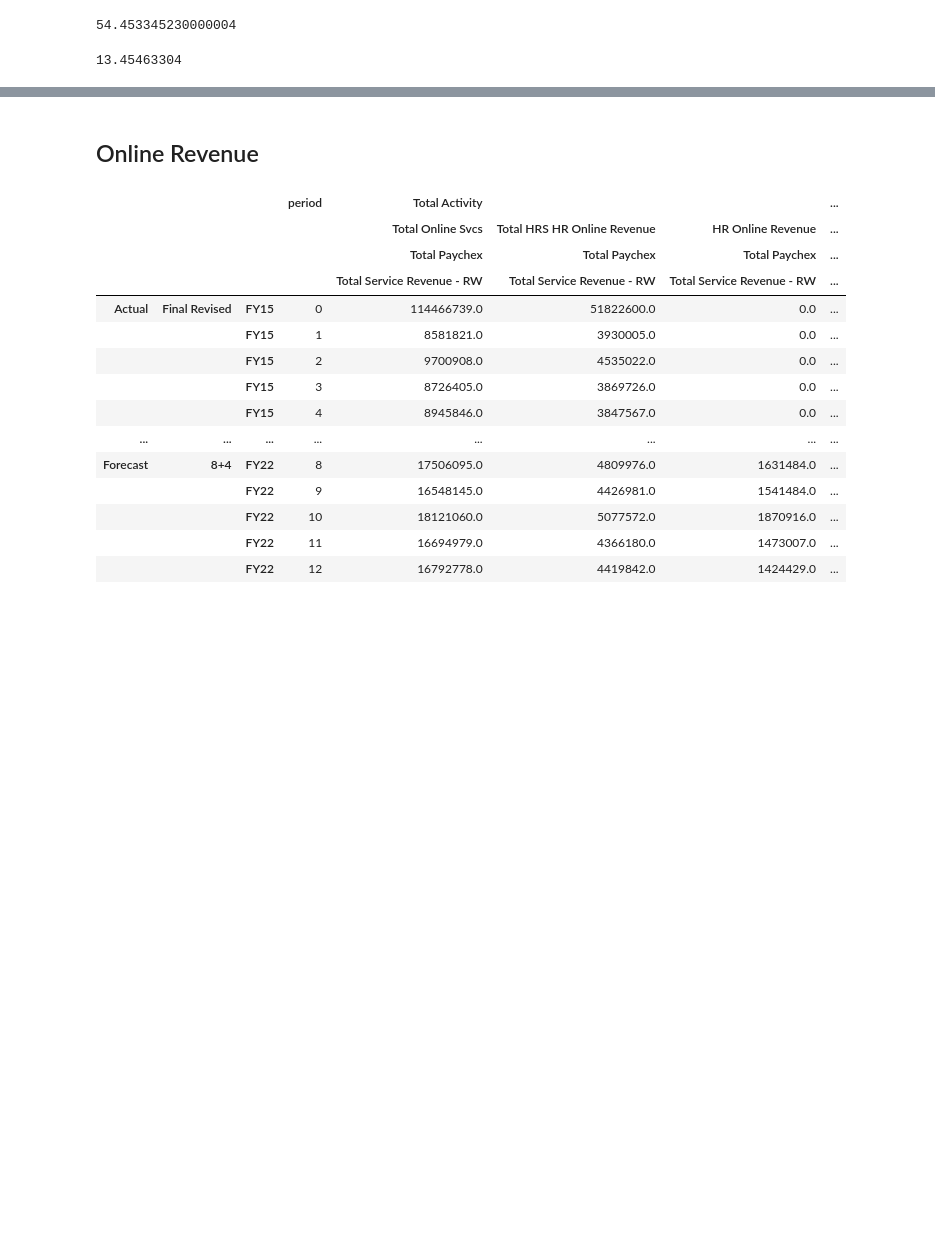
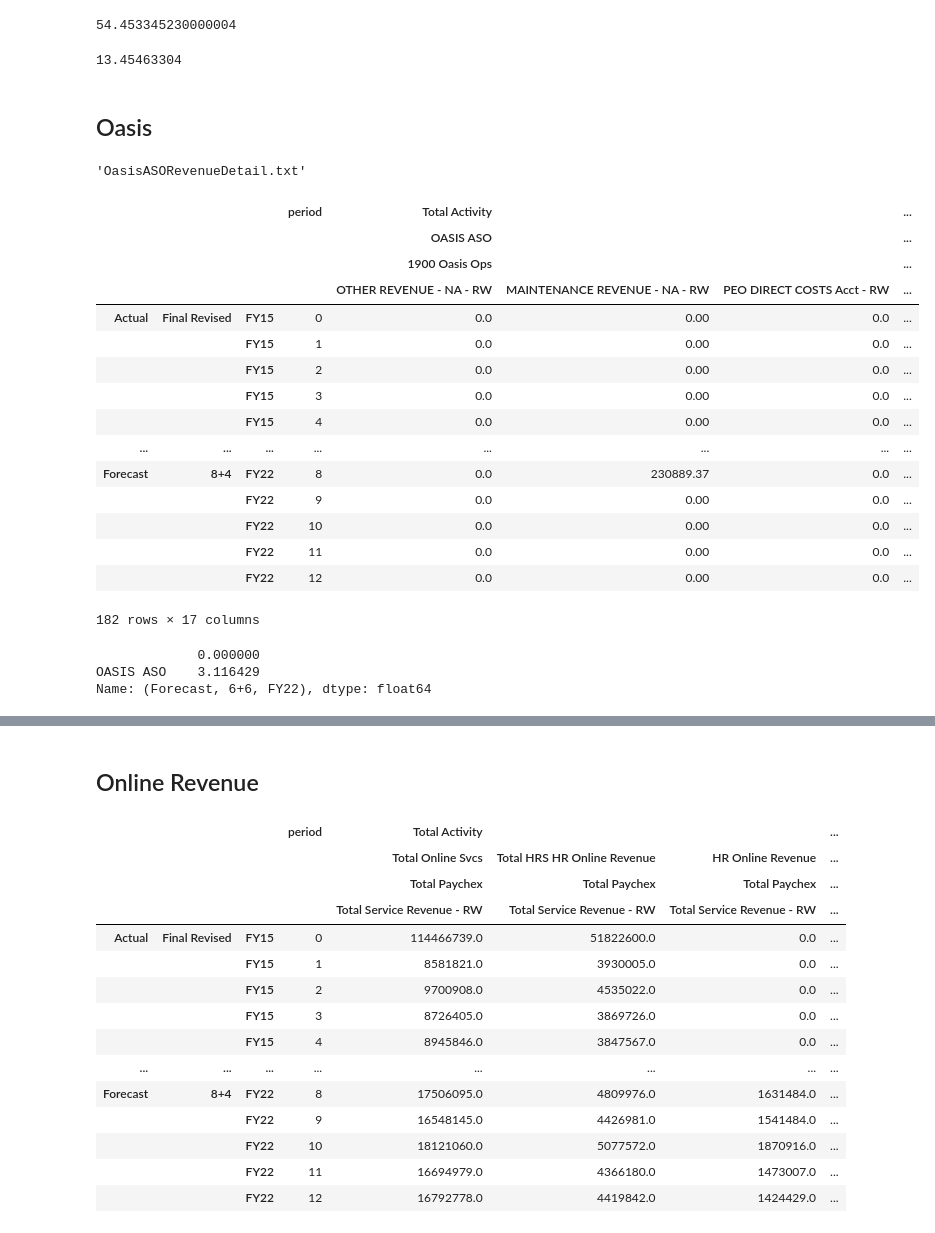
Before and after one commit to jluisjm/Paychex_revenue_forecast, a Jupyter notebook: clean_data.ipynb, the cells around one changed output, grey strips where cells are left out. Cells and saved outputs as stored; diff of their text form; code cells hidden in the pictures; blank space fills up the shorter version.

```diff
--- a/clean_data.ipynb
+++ b/clean_data.ipynb
@@ -312,3 +312,45 @@ df[(df['period']<=3)&(df['period']>=1)]\
          ("Total Activity", "PR PROC", "Total","Total")].sum()/1000000
 # %% [output]
 13.45463304
+# %% [markdown]
+## Oasis
+# %%
+blob_list[11]
+# %% [output]
+'OasisASORevenueDetail.txt'
+# %%
+df = get_df(blob_service_client, blob_list[11], container= container_name)\
+    .reset_index(-1)\
+    .rename(columns={'level_3':'period'})
+
+#Correct month
+df['period'] = df['period'].\
+    replace({'\nJun': 1, '\nJul': 2, '\nAug': 3, '\nSep': 4, '\nOct': 5, '\nNov': 6, '\nDec': 7, '\nJan': 8,
+             '\nFeb': 9, '\nMar': 10, '\nApr': 11, '\nMay': 12, 'YearTotal':0})\
+    .astype('int')
+# %%
+df
+# %% [output]
+|  |  |  | period | Total Activity |  |  | ... |
+|  |  |  |  | OASIS ASO |  |  | ... |
+|  |  |  |  | 1900 Oasis Ops |  |  | ... |
+|  |  |  |  | OTHER REVENUE - NA - RW | MAINTENANCE REVENUE - NA - RW | PEO DIRECT COSTS Acct - RW | ... |
+| Actual | Final Revised | FY15 | 0 | 0.0 | 0.00 | 0.0 | ... |
+|  |  | FY15 | 1 | 0.0 | 0.00 | 0.0 | ... |
+|  |  | FY15 | 2 | 0.0 | 0.00 | 0.0 | ... |
+|  |  | FY15 | 3 | 0.0 | 0.00 | 0.0 | ... |
+|  |  | FY15 | 4 | 0.0 | 0.00 | 0.0 | ... |
+| ... | ... | ... | ... | ... | ... | ... | ... |
+| Forecast | 8+4 | FY22 | 8 | 0.0 | 230889.37 | 0.0 | ... |
+|  |  | FY22 | 9 | 0.0 | 0.00 | 0.0 | ... |
+|  |  | FY22 | 10 | 0.0 | 0.00 | 0.0 | ... |
+|  |  | FY22 | 11 | 0.0 | 0.00 | 0.0 | ... |
+|  |  | FY22 | 12 | 0.0 | 0.00 | 0.0 | ... |
+182 rows × 17 columns
+# %%
+df[df['period']==0]\
+    .loc[("Forecast","6+6","FY22"),:].groupby(level=1).sum()/1000000
+# %% [output]
+             0.000000
+OASIS ASO    3.116429
+Name: (Forecast, 6+6, FY22), dtype: float64
```
Also changed, not shown: parts of 15 cells of this notebook, 3 other files.
